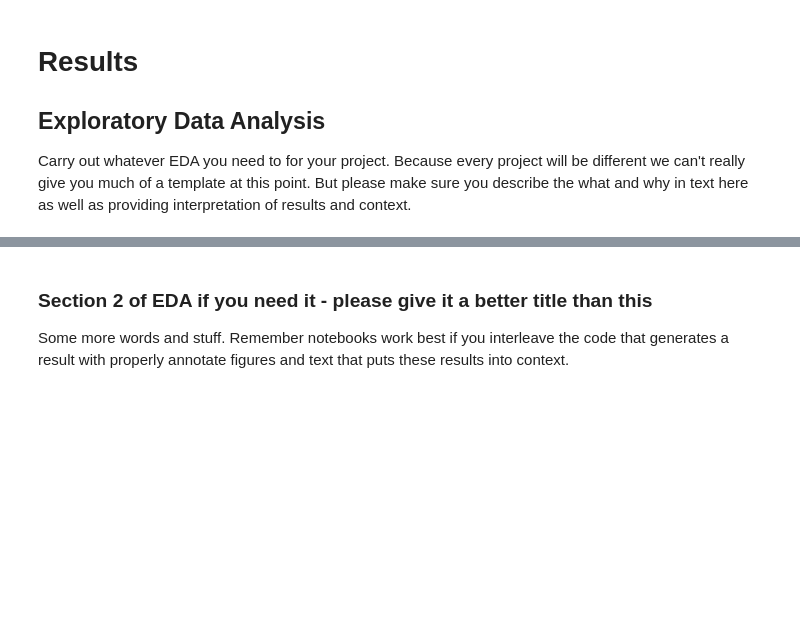
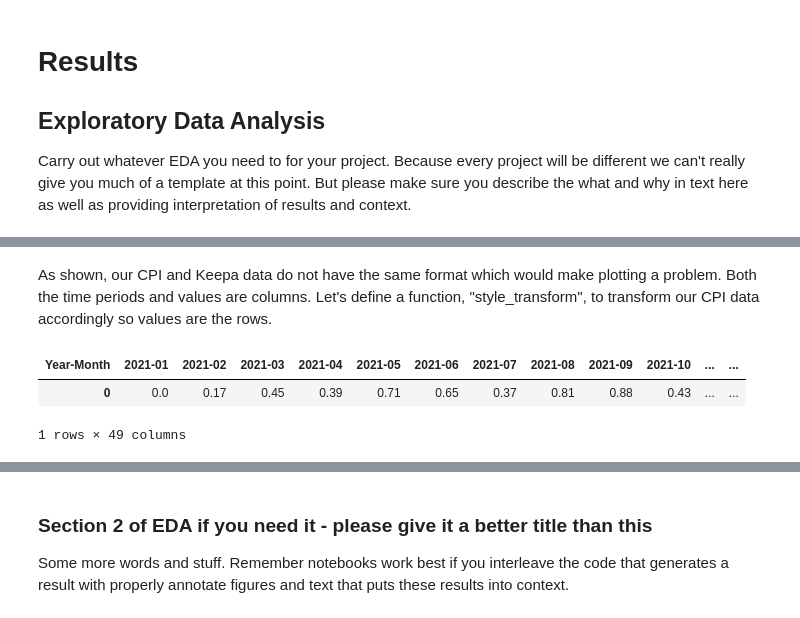
Before and after one commit to domwrm/Amazon-Pricing-Anlysis, a Jupyter notebook: EDACheckpoint_Group031_WI25.ipynb, the cells around one changed output, grey strips where cells are left out. Drawn from its saved outputs; the diff is of its cells as text; code cells hidden in the pictures; blank space fills up the shorter version.

```diff
--- a/EDACheckpoint_Group031_WI25.ipynb
+++ b/EDACheckpoint_Group031_WI25.ipynb
@@ -624,0 +652,43 @@ grocery_perc_diff.head(10)
+# %% [markdown]
+As shown, our CPI and Keepa data do not have the same format which would make plotting a problem. Both the time periods and values are columns. Let's define a function, "style_transform", to transform our CPI data accordingly so values are the rows.
+# %%
+#Redefine the percentage transform function to take care of the new CPI without assigning a path
+def cpi_perc(df):
+
+    num_rows, num_cols = df.shape
+    for i in range(num_rows):
+        for j in range(num_cols - 1):  #Exclude last column since there's no next column to compare
+            value1 = df.iloc[i, j]
+            value2 = df.iloc[i, j + 1]
+
+            df.iloc[i, j] = percent_diff(value1, value2)
+
+    ##In addition the first column will be set to 0, as there is no previous month to leverage change with
+    for i in range(num_rows):
+        df.iloc[i, 0] = 0
+
+    ## Change percentages to 2 decimals for tidyness
+    df = df.round(2)
+    return df
+
+def style_transform(df):
+    month_to_num = {
+        'Jan': '01', 'Feb': '02', 'Mar': '03', 'Apr': '04', 'May': '05', 'Jun': '06',
+        'Jul': '07', 'Aug': '08', 'Sep': '09', 'Oct': '10', 'Nov': '11', 'Dec': '12'
+    }
+    df['Year-Month'] = df['Year'].astype(str) + '-' + df['Month'].map(month_to_num)
+
+    df_changed = df.pivot_table(columns='Year-Month', values='Value')
+
+    # Reset index
+    df_changed = df_changed.reset_index(drop=True)
+    return df_changed
+
+## Transfoorm our food_and_bev dataframe
+food_and_bev_perc = style_transform(food_and_bev)
+food_and_bev_perc = cpi_perc(food_and_bev_perc)
+food_and_bev_perc.head(3)
+# %% [output]
+| Year-Month | 2021-01 | 2021-02 | 2021-03 | 2021-04 | 2021-05 | 2021-06 | 2021-07 | 2021-08 | 2021-09 | 2021-10 | ... | ... |
+| 0 | 0.0 | 0.17 | 0.45 | 0.39 | 0.71 | 0.65 | 0.37 | 0.81 | 0.88 | 0.43 | ... | ... |
+1 rows × 49 columns
```
Also changed, not shown: parts of 9 cells of this notebook.
